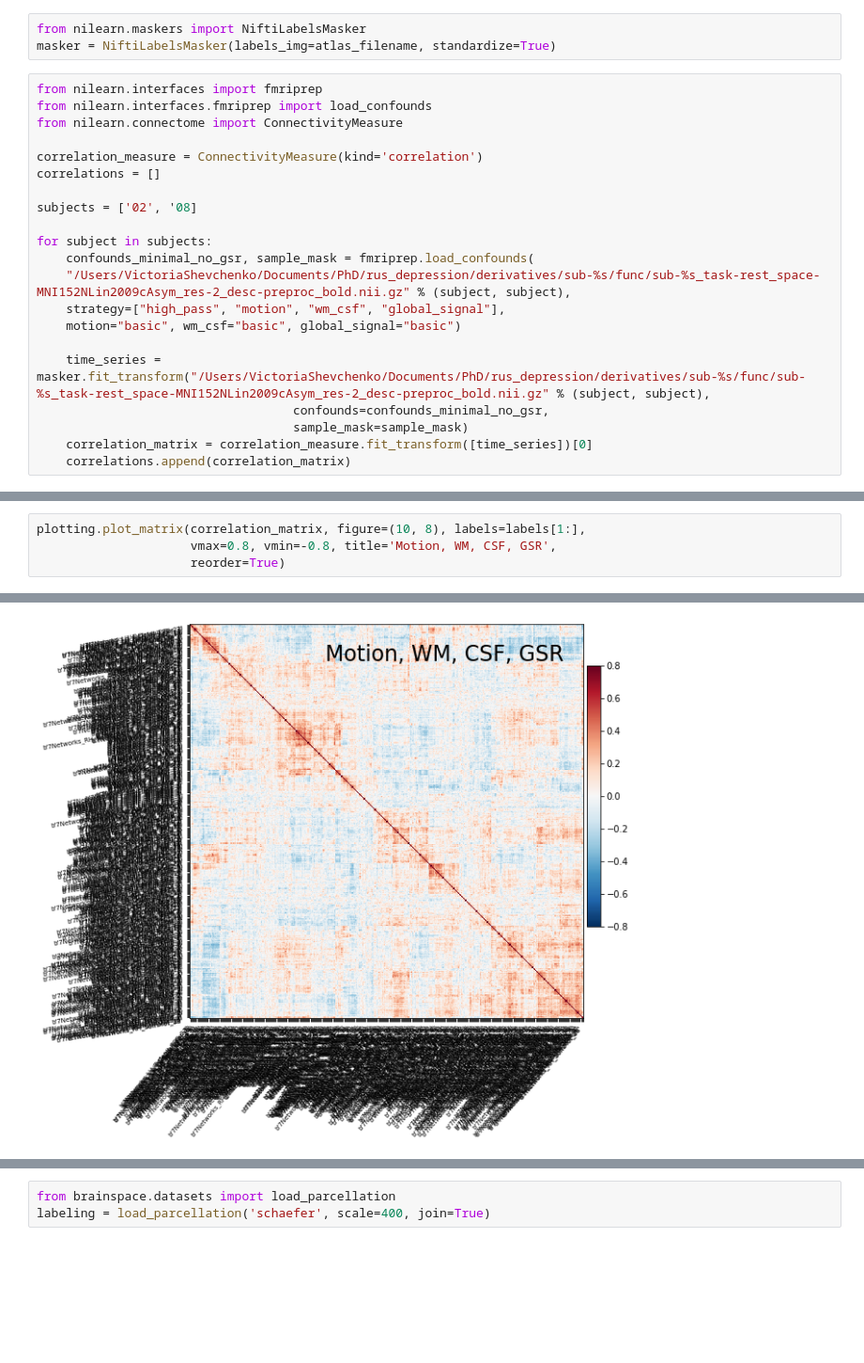
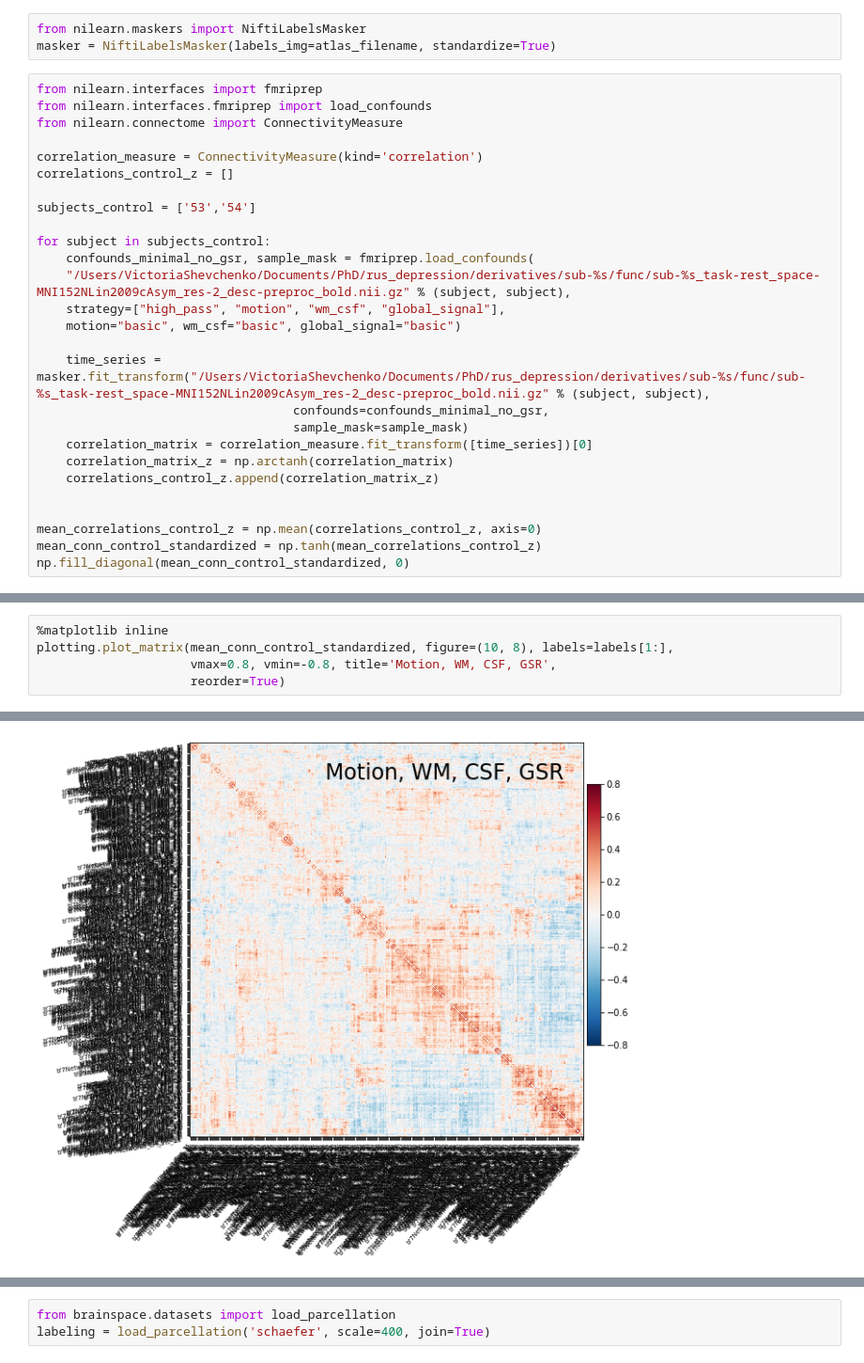
Before and after one commit to victoris93/depression-gradients-biomarkers, a Jupyter notebook: rus_depression.ipynb, the cells around one changed output, grey strips where cells are left out. Shown at 94% size. Drawn from its saved outputs; the diff is of its cells as text; blank space fills up the shorter version.

```diff
--- a/rus_depression.ipynb
+++ b/rus_depression.ipynb
@@ -30,11 +30,11 @@ from nilearn.interfaces.fmriprep import load_confounds
 from nilearn.connectome import ConnectivityMeasure
 
 correlation_measure = ConnectivityMeasure(kind='correlation')
-correlations = []
+correlations_control_z = []
 
-subjects = ['02', '08]
+subjects_control = ['53','54']
 
-for subject in subjects:
+for subject in subjects_control:
     confounds_minimal_no_gsr, sample_mask = fmriprep.load_confounds(
     "/Users/VictoriaShevchenko/Documents/PhD/rus_depression/derivatives/sub-%s/func/sub-%s_task-rest_space-MNI152NLin2009cAsym_res-2_desc-preproc_bold.nii.gz" % (subject, subject),
     strategy=["high_pass", "motion", "wm_csf", "global_signal"],
@@ -44,4 +44,10 @@ for subject in subjects:
                                    confounds=confounds_minimal_no_gsr,
                                    sample_mask=sample_mask)
     correlation_matrix = correlation_measure.fit_transform([time_series])[0]
-    correlations.append(correlation_matrix)
+    correlation_matrix_z = np.arctanh(correlation_matrix)
+    correlations_control_z.append(correlation_matrix_z)
+
+
+mean_correlations_control_z = np.mean(correlations_control_z, axis=0)
+mean_conn_control_standardized = np.tanh(mean_correlations_control_z)
+np.fill_diagonal(mean_conn_control_standardized, 0)
@@ -51,7 +74,8 @@ np.fill_diagonal(mean_correlations, 0)
 # %%
-plotting.plot_matrix(correlation_matrix, figure=(10, 8), labels=labels[1:],
+%matplotlib inline
+plotting.plot_matrix(mean_conn_control_standardized, figure=(10, 8), labels=labels[1:],
                      vmax=0.8, vmin=-0.8, title='Motion, WM, CSF, GSR',
                      reorder=True)
 # %% [output]
 <matplotlib.image.AxesImage at 0x...>
-[figure, old version]
+[figure, new version]
```
Also changed, not shown: parts of 19 cells of this notebook.
